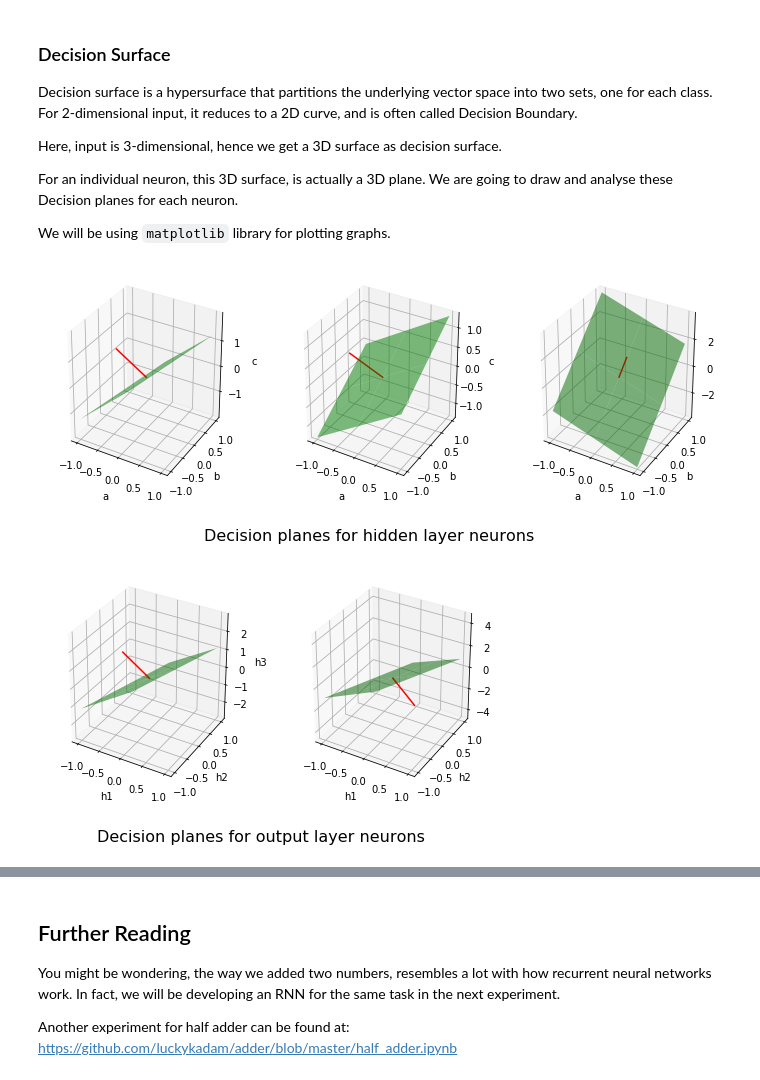
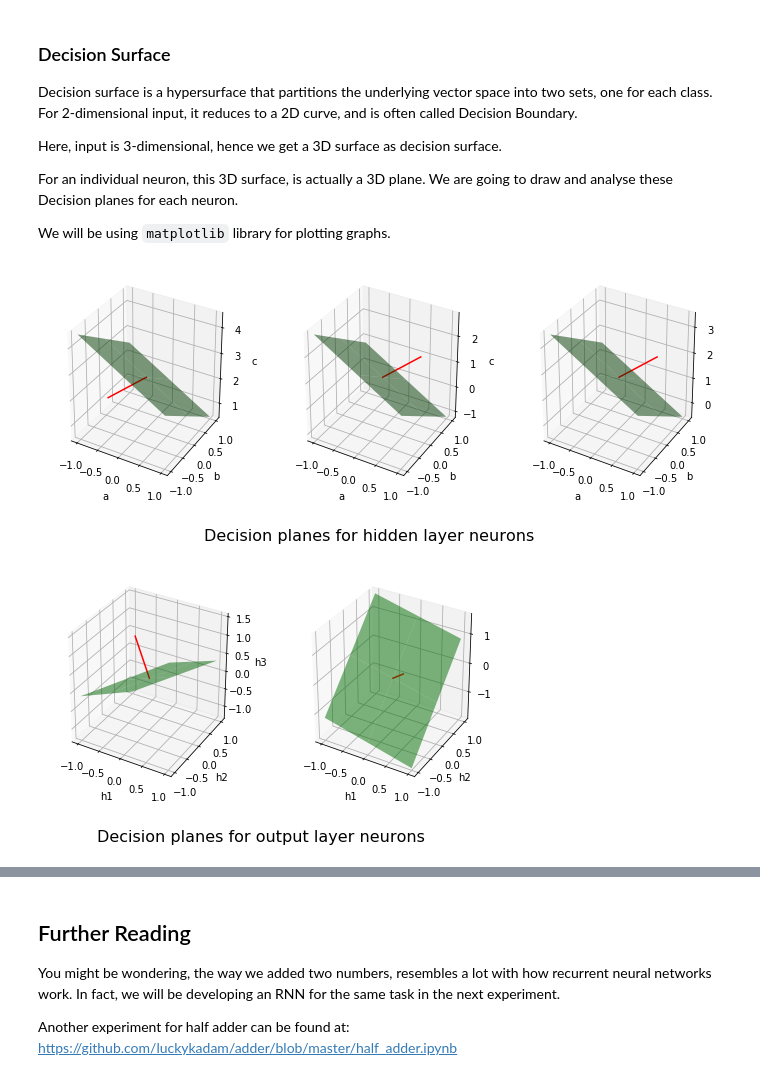
Before and after one commit to luckykadam/adder, a Jupyter notebook: full_adder.ipynb, the cells around one changed output, grey strips where cells are left out. Saved outputs shown, nothing was run; the diff lists cells and outputs as text; code cells hidden in the pictures.

Commit message:
unset use_bias=False, add boolean expression and conclusion sections

```diff
--- a/full_adder.ipynb
+++ b/full_adder.ipynb
@@ -127,8 +127,8 @@ In our example we don't want any feedback loop, hence `Sequencial` model would w
 # %%
 model = models.Sequential(name='full_adder')
 model.add(layers.Input(shape=(3,), name='input'))
-model.add(layers.Dense(units=3, activation=activations.sigmoid, use_bias=False, name='hidden'))
-model.add(layers.Dense(units=2, activation=activations.sigmoid, use_bias=False, name='output'))
+model.add(layers.Dense(units=3, activation=activations.sigmoid, name='hidden'))
+model.add(layers.Dense(units=2, activation=activations.sigmoid, name='output'))
 
 model.summary()
 # %% [output]
@@ -245,27 +245,28 @@ We will be using `matplotlib` library for plotting graphs.
 import matplotlib.pyplot as plt
 from mpl_toolkits import mplot3d
 # %%
-def get_neuron_decision_plane(weight):
+def get_neuron_decision_plane(weight, bias):
     a = weight[0]
     b = weight[1]
     c = weight[2]
+    d = bias
     def z_function(x, y):
-        return -a*x/c + -b*y/c
+        return -a*x/c + -b*y/c + -d/c
 
     x = np.linspace(-1, 1, 3)
     y = np.linspace(-1, 1, 3)
     X, Y = np.meshgrid(x, y)
     Z = z_function(X, Y)
     length = 1 / np.sqrt(a*a + b*b + c*c)
-    normal = ((0, a * length), (0, b * length), (0, c * length))
+    normal = ((0, a * length), (0, b * length), (z_function(0, 0), z_function(0, 0) + (c * length)))
     return X, Y, Z, normal
 # %%
-def plot_decision_planes(weights, labels, title):
+def plot_decision_planes(weights, biases, labels, title):
     n = len(weights)
     fig = plt.figure(figsize=plt.figaspect(1/n))
     fig.suptitle(title, fontsize=16, y=-0.01)
     for i in range(n):
-        X, Y, Z, normal = get_neuron_decision_plane(weights[i])
+        X, Y, Z, normal = get_neuron_decision_plane(weights[i], biases[i])
         ax = fig.add_subplot(1, n, i+1, projection='3d')
         ax.plot_surface(X, Y, Z, color='green', alpha=0.5)
         ax.plot(*normal, color='red')
@@ -274,10 +275,10 @@ def plot_decision_planes(weights, labels, title):
         ax.set_zlabel(labels[2])
     plt.show()
 # %%
-plot_decision_planes(tf.transpose(hidden_weights), ['a', 'b', 'c'], "Decision planes for hidden layer neurons")
+plot_decision_planes(tf.transpose(hidden_weights), hidden_biases, ['a', 'b', 'c'], "Decision planes for hidden layer neurons")
 # %% [output]
-[figure, old version]
+[figure, new version]
 # %%
-plot_decision_planes(tf.transpose(output_weights), ['h1', 'h2', 'h3'], "Decision planes for output layer neurons")
+plot_decision_planes(tf.transpose(output_weights), output_biases, ['h1', 'h2', 'h3'], "Decision planes for output layer neurons")
 # %% [output]
-[figure, old version]
+[figure, new version]
```
Also changed, not shown: parts of 9 cells of this notebook.
